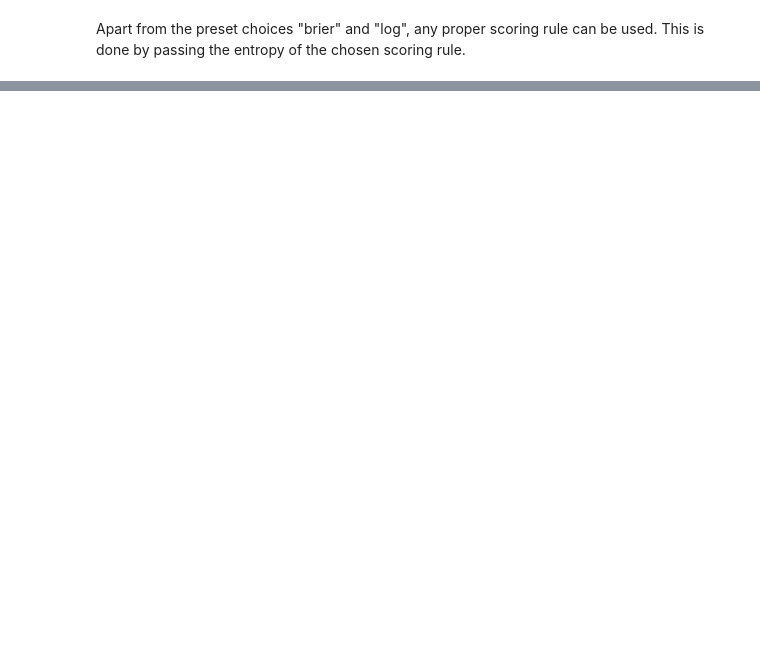
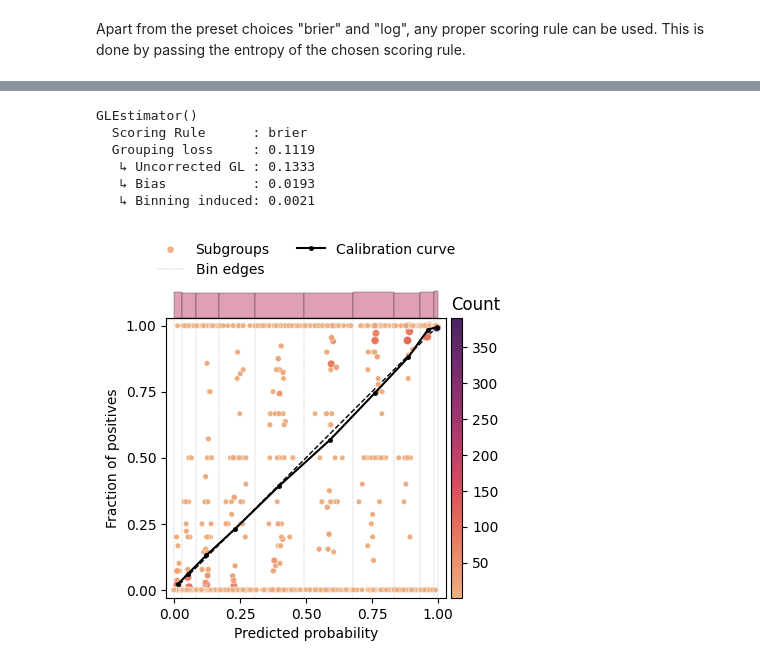
Before and after one commit to aperezlebel/glest, a Jupyter notebook: examples/example.ipynb, the cells around one changed output, grey strips where cells are left out. Cells and saved outputs as stored; diff of their text form; code cells hidden in the pictures; blank space fills up the shorter version.

Commit message:
Add the binwise_fit option

```diff
--- a/examples/example.ipynb
+++ b/examples/example.ipynb
@@ -293 +287,16 @@ Warning: GL bias computation is only available for "brier" psr.
  'GL_bias': nan}
+# %%
+partitioner = Partitioner.from_name("decision_tree", n_bins=10, strategy="quantile", binwise_fit=False)
+
+glest = GLEstimator(est, partitioner=partitioner, train_size=0.5, random_state=0)
+glest.fit(X_test, y_test)
+fig = glest.plot(fig_kw=dict(figsize=(4, 4)))
+print(glest)
+# %% [output]
+GLEstimator()
+  Scoring Rule      : brier
+  Grouping loss     : 0.1119
+   ↳ Uncorrected GL : 0.1333
+   ↳ Bias           : 0.0193
+   ↳ Binning induced: 0.0021
+[figure, added]
```
Also changed, not shown: parts of 12 cells of this notebook, 2 other files.
